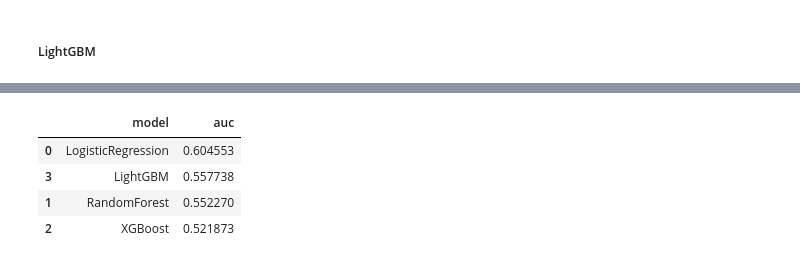
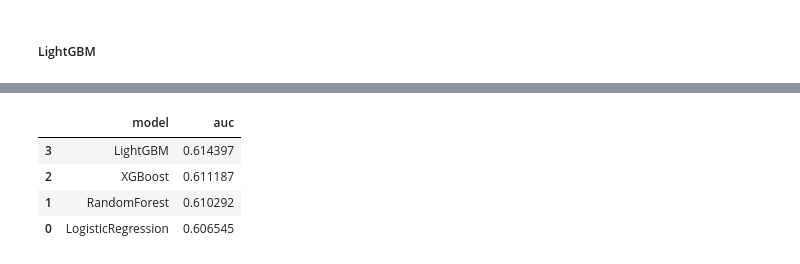
Before and after one commit to DummyJack/predictionRepurchaseIntention, a Jupyter notebook: code.ipynb, the cells around one changed output, grey strips where cells are left out. Drawn from its saved outputs; the diff is of its cells as text; code cells hidden in the pictures.

```diff
--- a/code.ipynb
+++ b/code.ipynb
@@ -512,8 +543,0 @@ roc_auccuracy:  0.5218726785310552
-# %%
-# 最佳參數建立模型(參考 找出最佳模型參數.ipynb)
-
-best_xgc = XGBClassifier(eta = 0.1, eval_metric = 'auc', gamma = 1, max_depth = 1, min_child_weight = 10, objective = 'binary:logistic', subsample = 0.5)
-best_xgc.fit(X_train, y_train)
-
-print('accuracy: ', best_xgc.score(X_valid, y_valid))
-print('roc_auccuracy: ', roc_auc_score(y_valid, best_xgc.predict_proba(X_valid)[:, 1]))
@@ -537,6 +568,3 @@ print(xgc_predict_proba[:, 1])
 ##### LightGBM
 # %%
 from lightgbm import LGBMClassifier
-# %%
-lgbm = LGBMClassifier()
-lgbm.fit(X_train, y_train)
@@ -552,0 +571,12 @@ LGBMClassifier()
+# %%
+# 最佳參數建立模型(參考 best_model_parameter.ipynb)
+
+best_lgbm = LGBMClassifier(
+    boosting_type="goss",
+    learning_rate=0.05,
+    max_depth=50,
+    min_split_gain=0.05,
+    num_leaves=10,
+    subsample=0.5,
+)
+best_lgbm.fit(X_train, y_train)
@@ -559,8 +609,0 @@ roc_auccuracy:  0.5577375120671526
-# %%
-# 最佳參數建立模型(參考 找出最佳模型參數.ipynb)
-
-best_lgbm =  LGBMClassifier(boosting_type = 'goss', learning_rate = 0.05, max_depth = 50, min_split_gain = 0.05, num_leaves = 10, subsample = 0.5)
-best_lgbm.fit(X_train, y_train)
-
-print('accuracy: ', best_lgbm.score(X_valid, y_valid))
-print('roc_auccuracy: ', roc_auc_score(y_valid, best_lgbm.predict_proba(X_valid)[:, 1]))
@@ -605,12 +647,16 @@ auc_lgbm = roc_auc_score(y_valid, lgbm.predict_proba(X_valid)[:,1])
 # %%
-# 比較模型的準確率
-scores = pd.DataFrame({ "model":["LogisticRegression","RandomForest","XGBoost", "LightGBM"],
-                        "auc":[auc_lg, auc_rf, auc_xgc, auc_lgbm]})
+# 比較模型的 AUC
+scores = pd.DataFrame(
+    {
+        "model": ["LogisticRegression", "RandomForest", "XGBoost", "LightGBM"],
+        "auc": [best_auc_lg, best_auc_rf, best_auc_xgc, best_auc_lgbm],
+    }
+)
 
-scores.sort_values(by="auc", ascending = False)
+scores.sort_values(by="auc", ascending=False)
 # %% [output]
 |  | model | auc |
-| 0 | LogisticRegression | 0.604553 |
-| 3 | LightGBM | 0.557738 |
-| 1 | RandomForest | 0.552270 |
-| 2 | XGBoost | 0.521873 |
+| 3 | LightGBM | 0.614397 |
+| 2 | XGBoost | 0.611187 |
+| 1 | RandomForest | 0.610292 |
+| 0 | LogisticRegression | 0.606545 |
```
Also changed, not shown: parts of 74 cells of this notebook, 6 other files.
